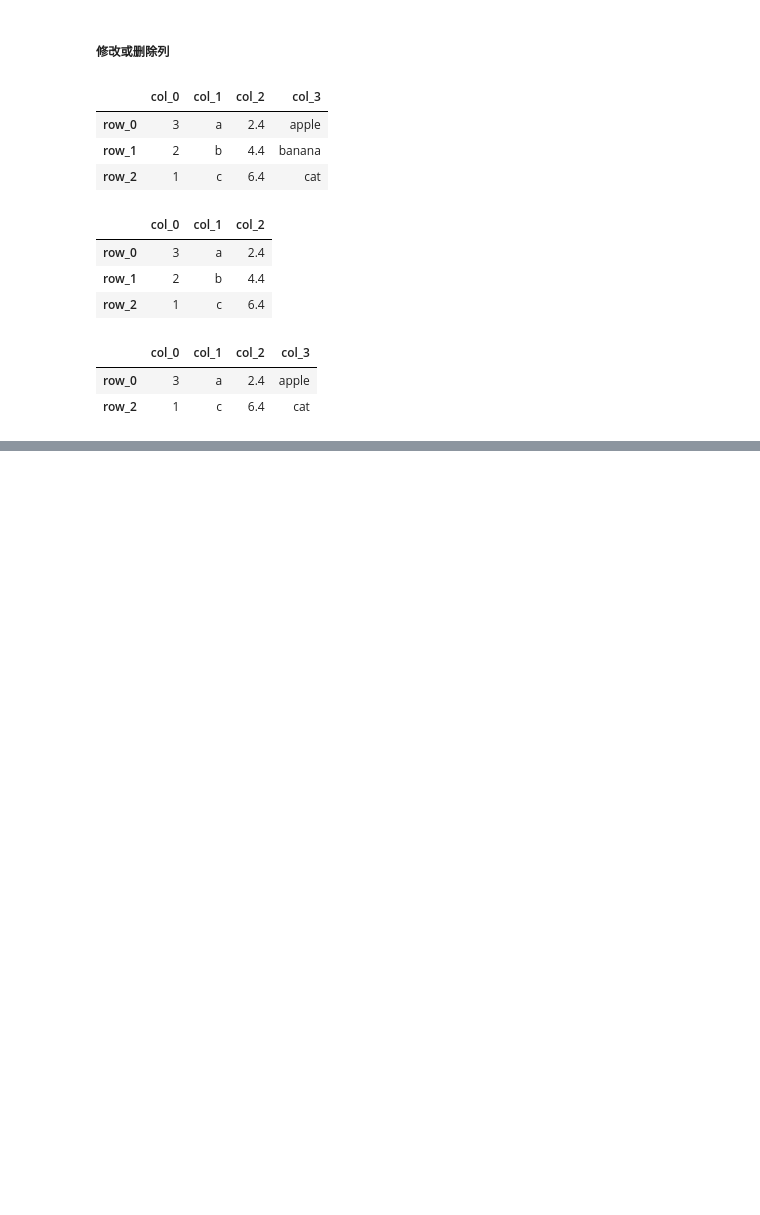
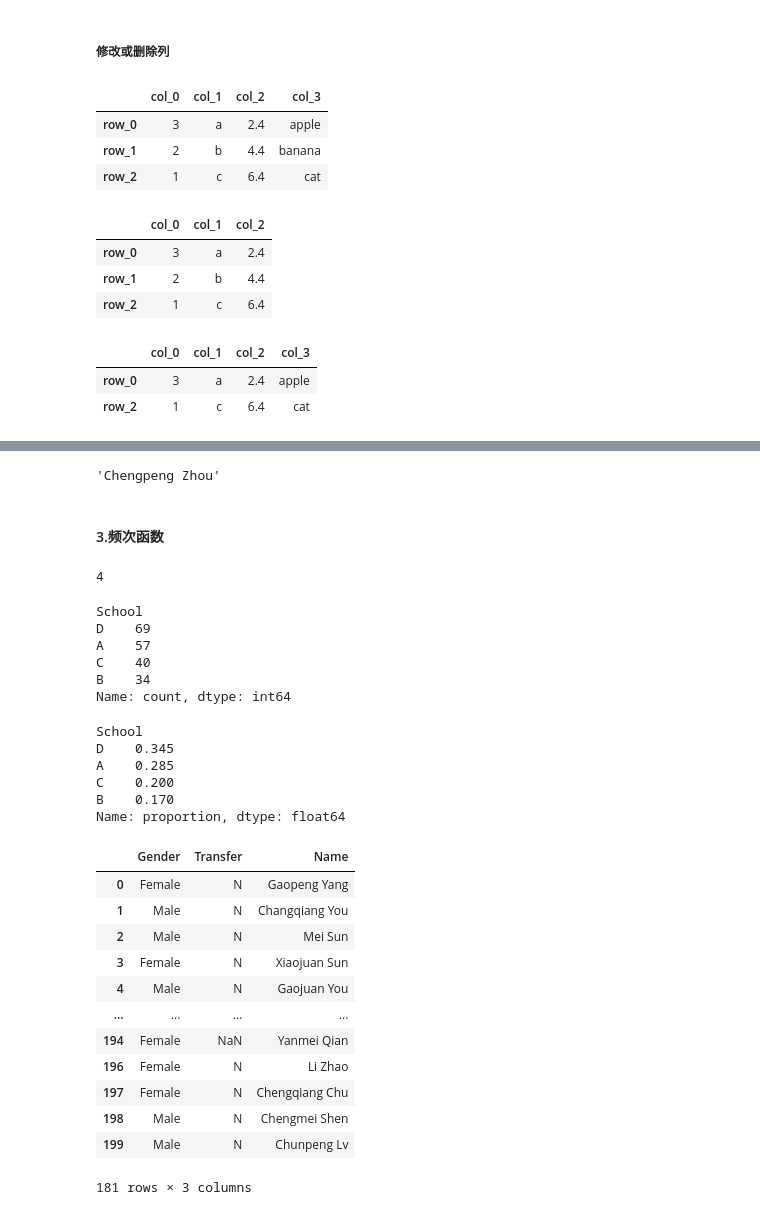
Before and after one commit to jefferyhe2025/python_learning, a Jupyter notebook: pandas/pandas_base.ipynb, the cells around one changed output, grey strips where cells are left out. Cells and saved outputs as stored; diff of their text form; code cells hidden in the pictures; blank space fills up the shorter version.

```diff
--- a/pandas/pandas_base.ipynb
+++ b/pandas/pandas_base.ipynb
@@ -328,0 +331,5 @@ df.drop(["row_1"],axis=0)
+# %%
+import pandas as pd
+
+df = pd.read_csv('data_base/data/learn_pandas.csv')
+df.columns
@@ -328,0 +340,2 @@ df.drop(["row_1"],axis=0)
+# %%
+df = df[df.columns[:7]]
@@ -328,0 +400,47 @@ df.drop(["row_1"],axis=0)
+# %%
+df.T[(df.Weight / (df.Height / 100 ) ** 2).idxmax()]['Name']
+# %% [output]
+'Chengpeng Zhou'
+# %% [markdown]
+#### 3.频次函数
+# %%
+df.School.unique()
+df['School'].nunique()
+# %% [output]
+4
+# %%
+df['School'].value_counts()
+# %% [output]
+School
+D    69
+A    57
+C    40
+B    34
+Name: count, dtype: int64
+# %%
+df['School'].value_counts(normalize=True)
+# %% [output]
+School
+D    0.345
+A    0.285
+C    0.200
+B    0.170
+Name: proportion, dtype: float64
+# %%
+# 观察多个列组合的唯一值
+df_demo = df[['Gender','Transfer','Name']]
+df_demo.drop_duplicates(['Gender','Name'])
+# %% [output]
+|  | Gender | Transfer | Name |
+| 0 | Female | N | Gaopeng Yang |
+| 1 | Male | N | Changqiang You |
+| 2 | Male | N | Mei Sun |
+| 3 | Female | N | Xiaojuan Sun |
+| 4 | Male | N | Gaojuan You |
+| ... | ... | ... | ... |
+| 194 | Female | NaN | Yanmei Qian |
+| 196 | Female | N | Li Zhao |
+| 197 | Female | N | Chengqiang Chu |
+| 198 | Male | N | Chengmei Shen |
+| 199 | Male | N | Chunpeng Lv |
+181 rows × 3 columns
```
Also changed, not shown: parts of 16 cells of this notebook.
